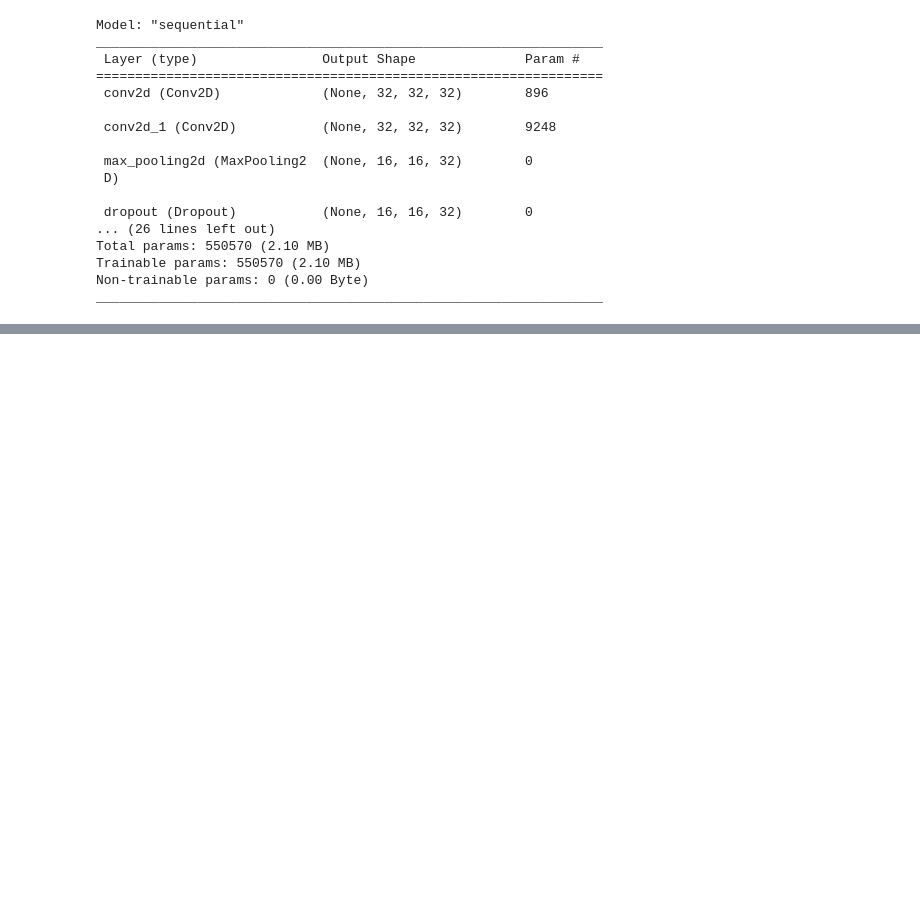
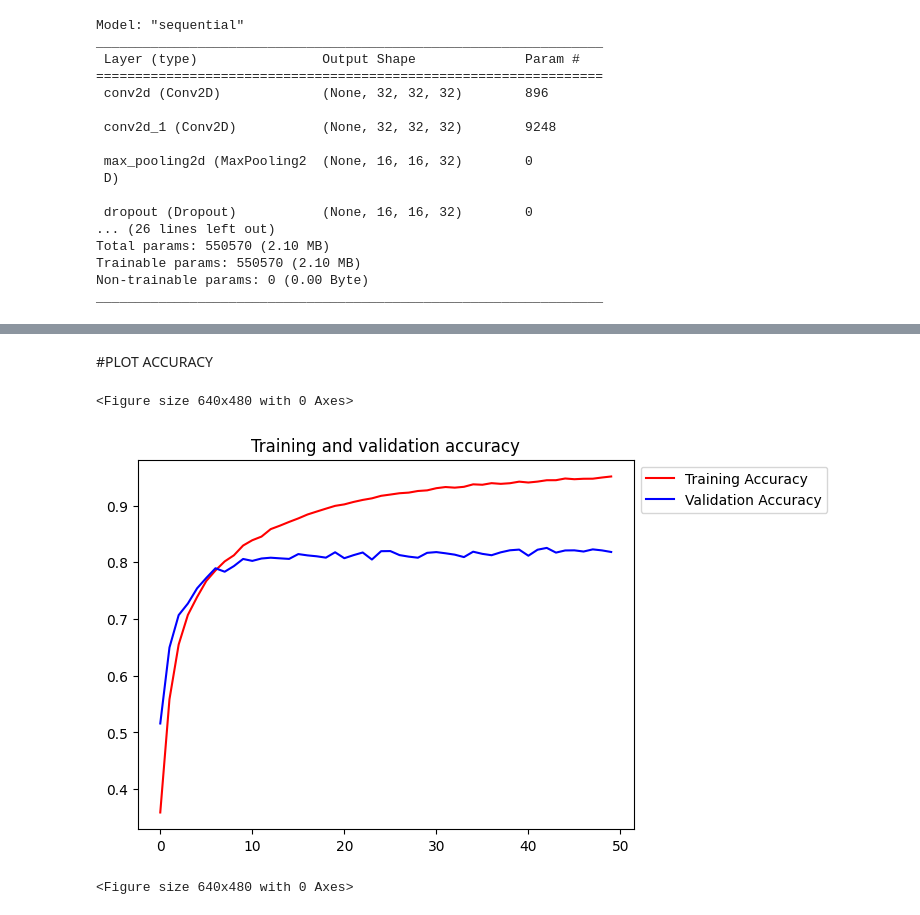
Before and after one commit to sahandfrd94/Image-classificqation-by-VGG-structure, a Jupyter notebook: image_classification_by_VGG_structure_.ipynb, the cells around one changed output, grey strips where cells are left out. Drawn from its saved outputs; the diff is of its cells as text; code cells hidden in the pictures; blank space fills up the shorter version.

Commit message:
Plot accuracy

```diff
--- a/image_classification_by_VGG_structure_.ipynb
+++ b/image_classification_by_VGG_structure_.ipynb
@@ -92,7 +92,7 @@ Trainable params: 550570 (2.10 MB)
 Non-trainable params: 0 (0.00 Byte)
 _________________________________________________________________
 # %%
-vgg.fit(
+train = vgg.fit(
     x_train,y_train,
     epochs =50,
     batch_size = 128,
@@ -121,0 +121,2 @@ Epoch 50/50
+# %% [markdown]
+#PLOT ACCURACY
@@ -121,0 +126,16 @@ Epoch 50/50
+# %%
+acc=train.history['accuracy']
+val_acc=train.history['val_accuracy']
+
+epochs=range(len(acc)) # Get number of epochs
+
+# Plot training and validation accuracy per epoch
+plt.plot(epochs, acc, 'r', label = "Training Accuracy")
+plt.plot(epochs, val_acc, 'b', label = "Validation Accuracy")
+plt.title('Training and validation accuracy')
+plt.legend(bbox_to_anchor =(1, 1), ncol = 1)
+plt.figure()
+# %% [output]
+<Figure size 640x480 with 0 Axes>
+[figure, added]
+<Figure size 640x480 with 0 Axes>
```
Also changed, not shown: parts of 3 cells of this notebook.
